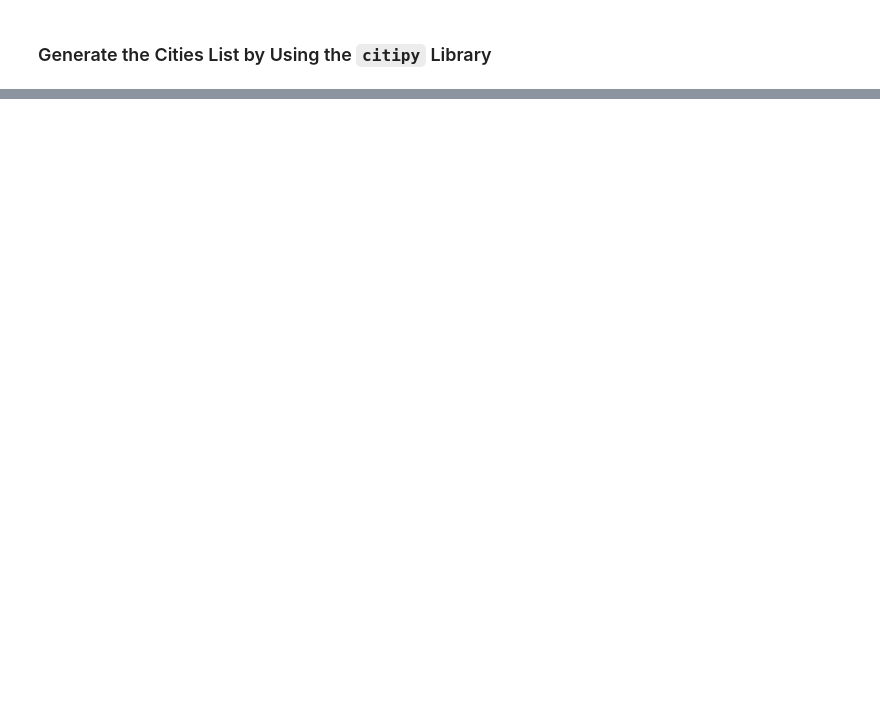
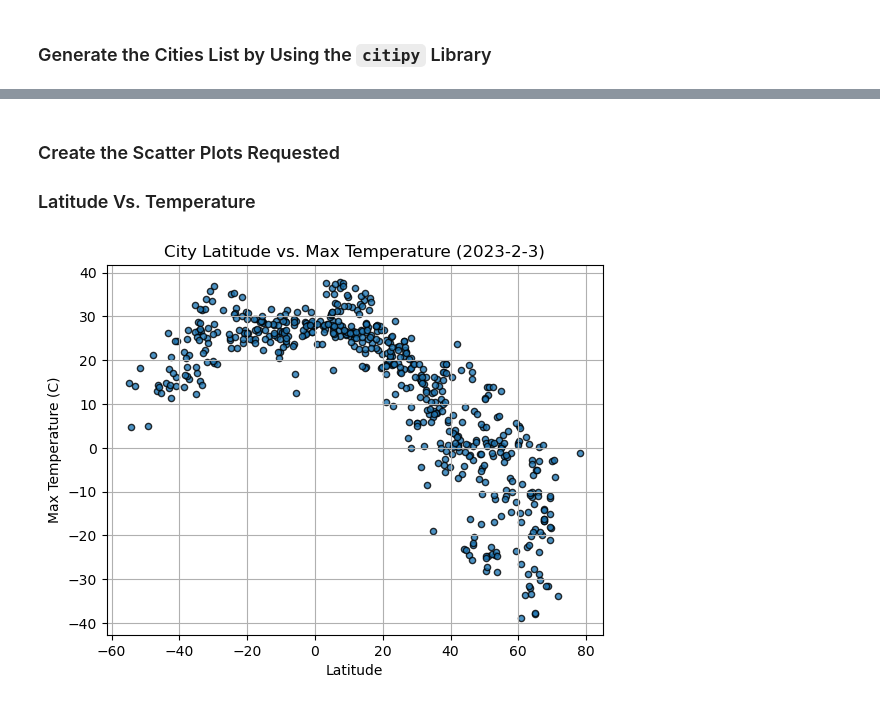
Before and after one commit to Focused79/python-api-challenge, a Jupyter notebook: WeatherPY/WeatherPY_analysis.ipynb, the cells around one changed output, grey strips where cells are left out. Drawn from its saved outputs; the diff is of its cells as text; code cells hidden in the pictures; blank space fills up the shorter version.

```diff
--- a/WeatherPY/WeatherPY_analysis.ipynb
+++ b/WeatherPY/WeatherPY_analysis.ipynb
@@ -51,0 +154,5 @@ NameError: name 'np' is not defined
+# %%
+city_data_df = pd.read_csv("output_data/cities.csv", index_col="City_ID")
+
+# Display sample data
+city_data_df.head()
@@ -51,0 +167,15 @@ NameError: name 'np' is not defined
+# %% [markdown]
+### Create the Scatter Plots Requested
+
+### Latitude Vs. Temperature
+# %%
+city_data_df.plot(kind="scatter",x=['Lat'], y=['Max Temp'], grid=True, marker="o", alpha=0.8, edgecolors="black")
+
+plt.title("City Latitude vs. Max Temperature (2023-2-3)")
+plt.ylabel("Max Temperature (C)")
+plt.xlabel("Latitude")
+
+plt.savefig("output_data/Fig1.png")
+plt.show()
+# %% [output]
+[figure, added]
```
Also changed, not shown: parts of 35 cells of this notebook, 19 other files.
